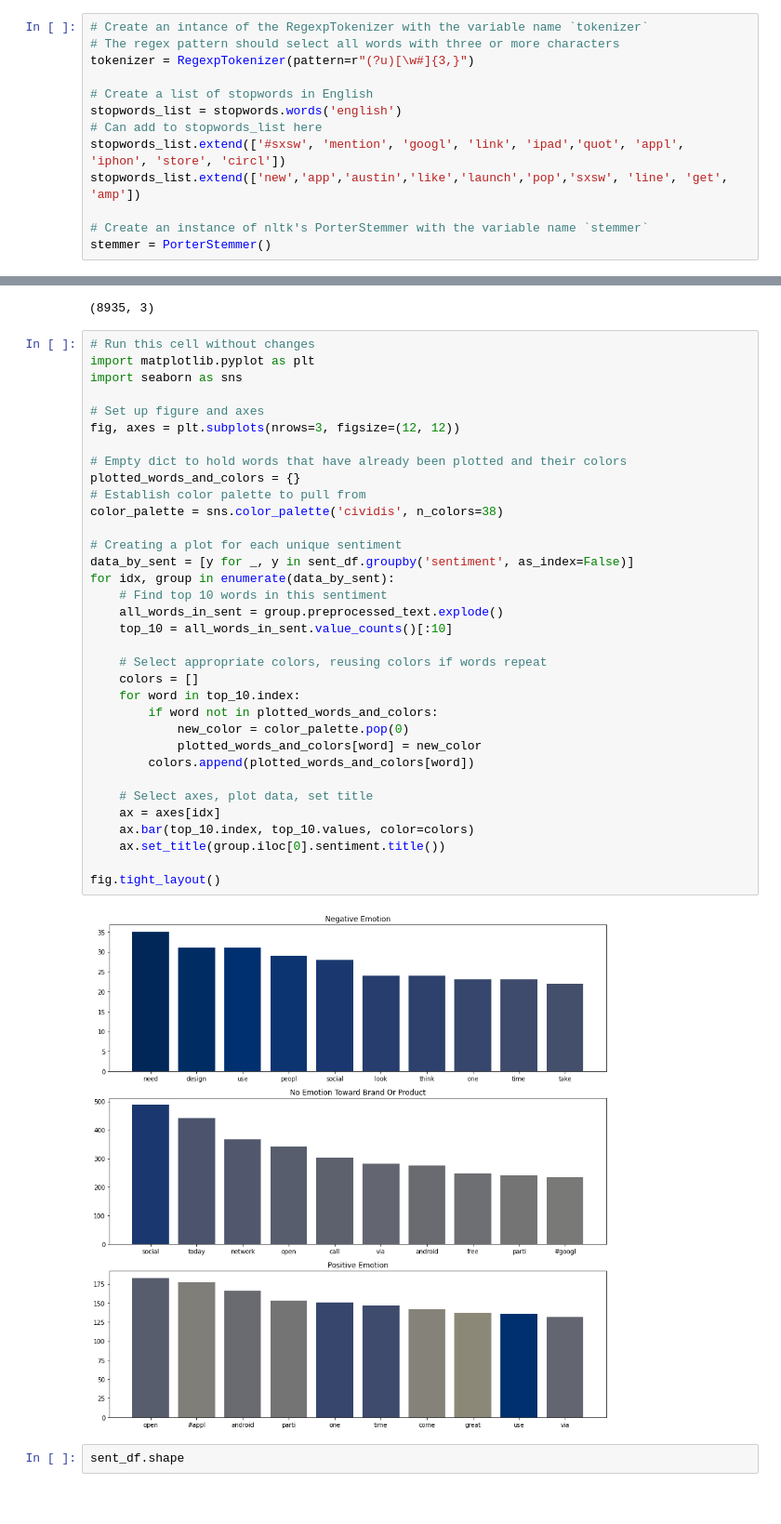
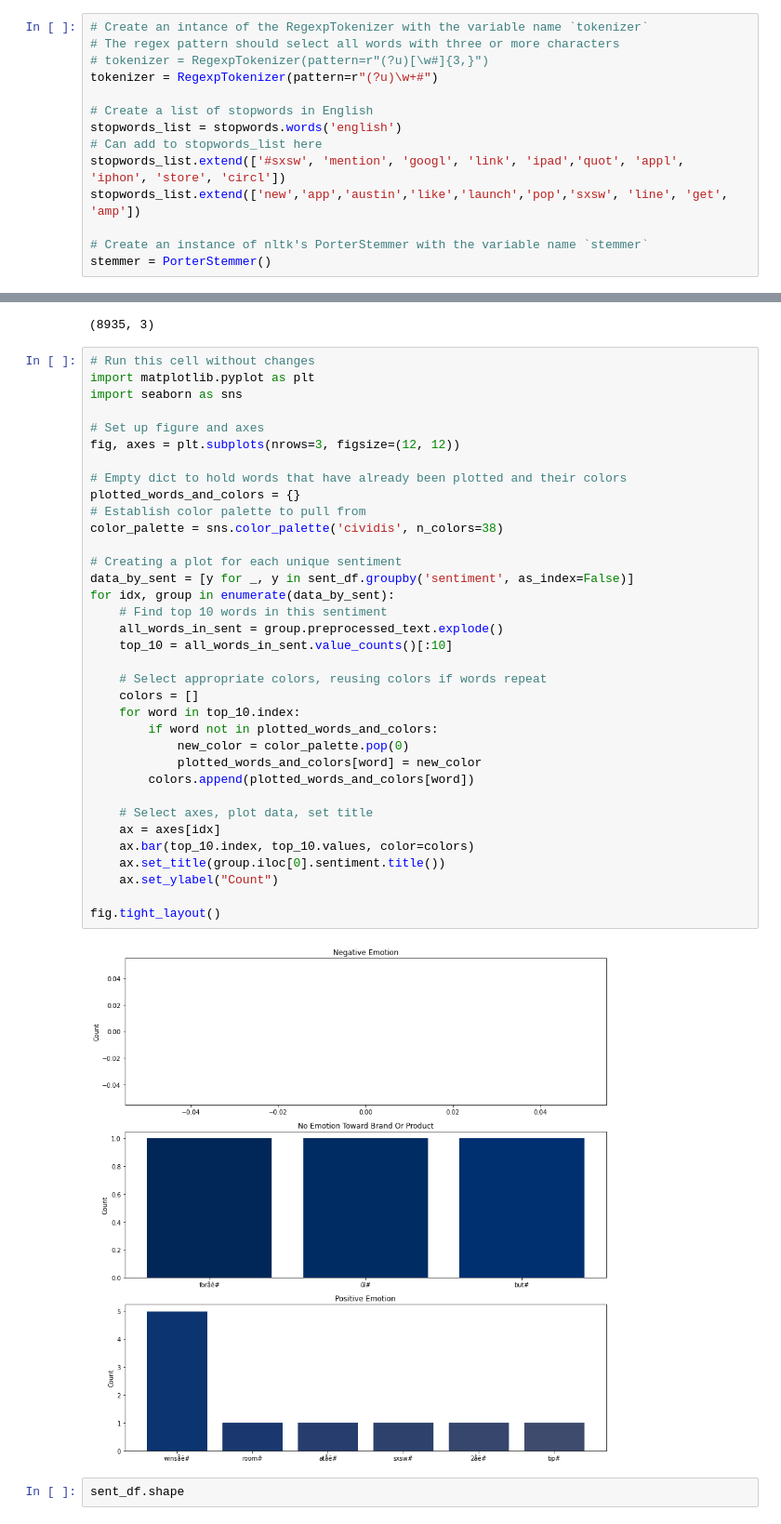
Before and after one commit to Ben-Gilbert333/Twitter_NLP, a Jupyter notebook: bobby_notebook.ipynb, the cells around one changed output, grey strips where cells are left out. Shown at 93% size. Cells and saved outputs as stored; diff of their text form.

```diff
--- a/bobby_notebook.ipynb
+++ b/bobby_notebook.ipynb
@@ -109,7 +113,8 @@ sent_df.shape
 # %%
 # Create an intance of the RegexpTokenizer with the variable name `tokenizer`
 # The regex pattern should select all words with three or more characters
-tokenizer = RegexpTokenizer(pattern=r"(?u)[\w#]{3,}")
+# tokenizer = RegexpTokenizer(pattern=r"(?u)[\w#]{3,}")
+tokenizer = RegexpTokenizer(pattern=r"(?u)\w+#")
 
 # Create a list of stopwords in English
 stopwords_list = stopwords.words('english')
@@ -184,34 +189,35 @@ import seaborn as sns
 # Set up figure and axes
 fig, axes = plt.subplots(nrows=3, figsize=(12, 12))
 
 # Empty dict to hold words that have already been plotted and their colors
 plotted_words_and_colors = {}
 # Establish color palette to pull from
 color_palette = sns.color_palette('cividis', n_colors=38)
 
 # Creating a plot for each unique sentiment
 data_by_sent = [y for _, y in sent_df.groupby('sentiment', as_index=False)]
 for idx, group in enumerate(data_by_sent):
     # Find top 10 words in this sentiment
     all_words_in_sent = group.preprocessed_text.explode()
     top_10 = all_words_in_sent.value_counts()[:10]
 
     # Select appropriate colors, reusing colors if words repeat
     colors = []
     for word in top_10.index:
         if word not in plotted_words_and_colors:
             new_color = color_palette.pop(0)
             plotted_words_and_colors[word] = new_color
         colors.append(plotted_words_and_colors[word])
 
     # Select axes, plot data, set title
     ax = axes[idx]
     ax.bar(top_10.index, top_10.values, color=colors)
     ax.set_title(group.iloc[0].sentiment.title())
+    ax.set_ylabel("Count")
 
 fig.tight_layout()
 # %% [output]
-[figure, old version]
+[figure, new version]
 # %%
 sent_df.shape
 # %% [output]
```
Also changed, not shown: parts of 26 cells of this notebook.
